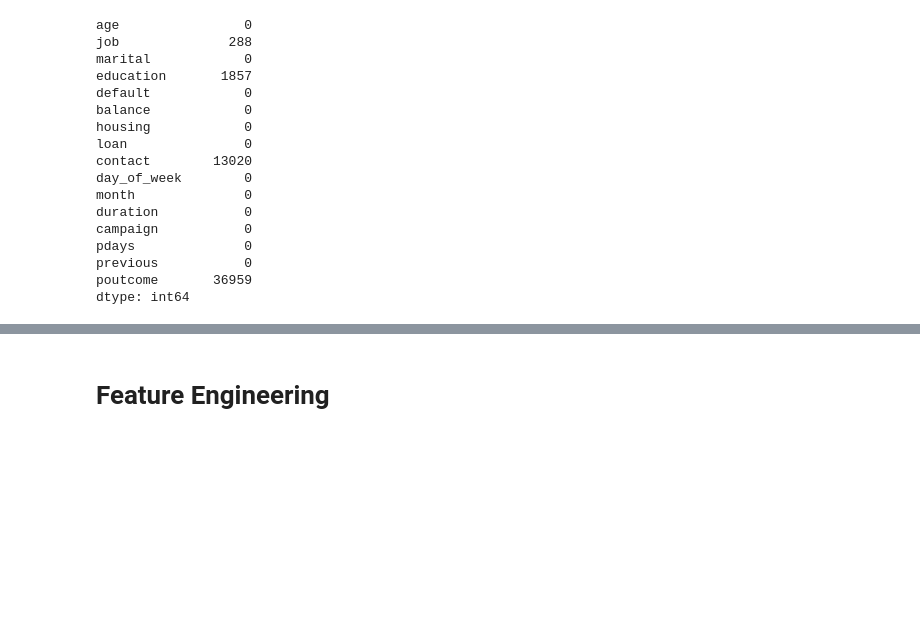
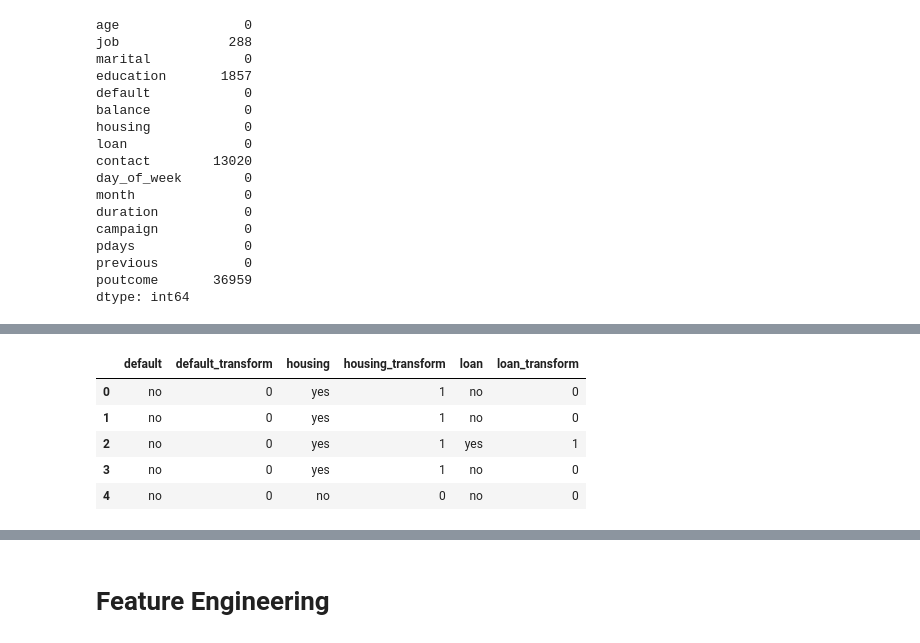
Before and after one commit to Aditya-k-23/Bank-Marketing, a Jupyter notebook: Analysis.ipynb, the cells around one changed output, grey strips where cells are left out. Drawn from its saved outputs; the diff is of its cells as text; code cells hidden in the pictures; blank space fills up the shorter version.

```diff
--- a/Analysis.ipynb
+++ b/Analysis.ipynb
@@ -254,0 +202,18 @@ print(X[['job', 'job_original']].head())
+# %%
+# Initialize LabelEncoders - one for each feature to store mapping
+le_education = LabelEncoder()
+le_job = LabelEncoder()
+
+# Converting non-numeric features to numeric (NaN values will remain NaN)
+X_clean['education_transform'] = le_education.fit_transform(X_clean['education'].astype(str))
+X_clean['job_transform'] = le_job.fit_transform(X_clean['job'].astype(str))
+
+# Change NaN labels back into np.nan
+X_clean['education_transform'] = X_clean['education_transform'].replace(0,np.nan)
+X_clean['job_transform'] = X_clean['job_transform'].replace(5,np.nan)
+
+# Change 11 to 5 since the nan value took the value of 5 during encoding (this ensures that the imputation wouldn't accidently assign nan values)
+X_clean['job_transform'] = X_clean['job_transform'].replace(11,5)
+
+# Display the encoded values
+X_clean[['education', 'education_transform', 'job', 'job_transform']].head()
@@ -254,0 +239,15 @@ print(X[['job', 'job_original']].head())
+# %%
+# Transform binary features
+X_clean['default_transform'] = X_clean['default'].map({'yes': 1, 'no': 0})
+X_clean['housing_transform'] = X_clean['housing'].map({'yes': 1, 'no': 0})
+X_clean['loan_transform'] = X_clean['loan'].map({'yes': 1, 'no': 0})
+
+# Display the binary transformation
+X_clean[['default','default_transform','housing','housing_transform','loan','loan_transform']].head()
+# %% [output]
+|  | default | default_transform | housing | housing_transform | loan | loan_transform |
+| 0 | no | 0 | yes | 1 | no | 0 |
+| 1 | no | 0 | yes | 1 | no | 0 |
+| 2 | no | 0 | yes | 1 | yes | 1 |
+| 3 | no | 0 | yes | 1 | no | 0 |
+| 4 | no | 0 | no | 0 | no | 0 |
```
Also changed, not shown: parts of 23 cells of this notebook.
